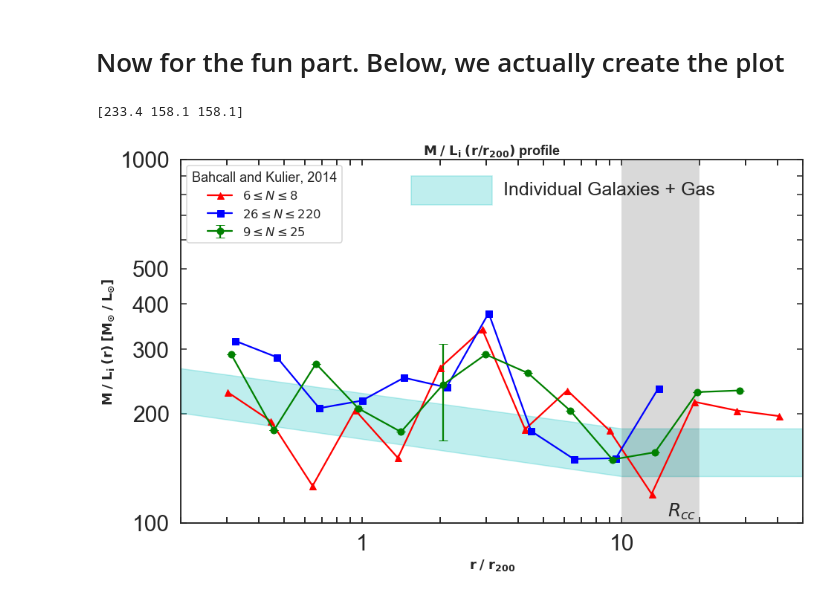
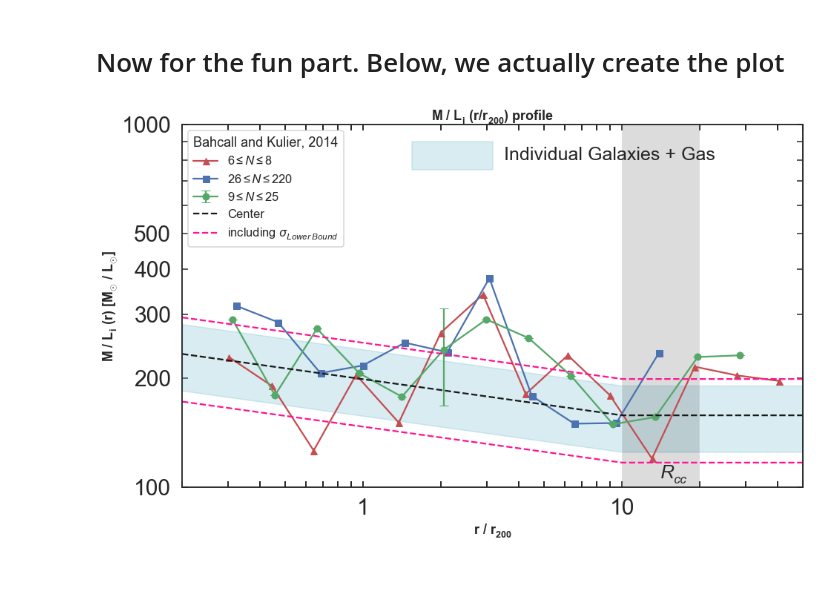
Before and after one commit to m4ese/intraClusterLight, a Jupyter notebook: plot_with_band.ipynb, the cells around one changed output. Saved outputs shown, nothing was run; the diff lists cells and outputs as text; code cells hidden in the pictures.

Commit message:
larger range for alpha, re-adding uncert in lower bound

```diff
--- a/plot_with_band.ipynb
+++ b/plot_with_band.ipynb
@@ -98,42 +98,58 @@ ax.tick_params(axis='both', which = 'both', length = 8, labelsize = 30, bottom =
 
 # plots vertical bar for Rcc
 plt.axvspan(10, 20,0, 1, facecolor='k', alpha = 0.15)
-plt.text(15, 104, '$R_{cc}$', fontsize = 25)
+plt.text(14, 106, '$R_{cc}$', fontsize = 25)
 
 # rectangle to show what the band is showing, text to label it
 plt.axhspan(ymin = 750, ymax = 900, xmin = 0.370, xmax = 0.500, color = 'c',alpha = 0.25)
 plt.text(3.5, 800, 'Individual Galaxies + Gas',fontsize = 25)
 
+
+
 #plotting the band. This uses a center value with a faint end slope of -1.3, and integrates from 0.0001 (10^-4)
 CENTER_VAL_SR = 233.4
 CENTER_VAL_LSS = 158.1
-total_uncert_SR = 0.14
-total_uncert_LSS =0.15
+total_uncert_SR = 0.2078
+total_uncert_LSS =0.2076
+
+total_uncert_with_bound_SR = 0.2609
+total_uncert_with_bound_LSS = 0.2593
 
 mvsL_center_list = [CENTER_VAL_SR] + [CENTER_VAL_LSS]*2
 uncert_list = [total_uncert_SR] + [total_uncert_LSS]*2
 
 mvsL_center_array = np.array(mvsL_center_list)
 
-print(mvsL_center_array)
+#print(mvsL_center_array)
 uncert_array = np.array(uncert_list)
+bound_uncert_array = np.array([total_uncert_with_bound_SR] + [total_uncert_with_bound_LSS]*2)
 
 x_band = [0.2,10,50]
 
 y_band_1 = mvsL_center_array*(1+uncert_array)
 y_band_2 = mvsL_center_array*(1-uncert_array)
 
+#plot the band
 plt.fill_between(x_band,y1 = y_band_1,y2 = y_band_2,color = 'c',alpha = 0.25)
+
+#plotting a range to include uncertainty in lower bound
+plt.errorbar(x_band,mvsL_center_array,color = 'k',linestyle = 'dashed',label = 'Center') #center values
+
+y_band_1_with_bound = mvsL_center_array*(1+bound_uncert_array)
+y_band_2_with_bound = mvsL_center_array*(1-bound_uncert_array)
+
+plt.errorbar(x_band,y_band_1_with_bound,color = 'deeppink',linestyle = 'dashed',\
+             label = r'including $\sigma_{Lower \; Bound}$')
+plt.errorbar(x_band,y_band_2_with_bound,color = 'deeppink',linestyle = 'dashed')
 
 plt.title(r"$\mathbf{M}$ $\mathbf{/}$ $\mathbf{L_{i}}$ $\mathbf{(r / r_{200})}$ profile", fontweight='bold')
 plt.xlabel(r"$\mathbf{r}$ $\mathbf{/}$ $\mathbf{r_{200}}$")
 plt.ylabel(
 r"$\mathbf{M}$ $\mathbf{/}$ $\mathbf{L_{i}}$ $\mathbf{(r)}$ $\mathbf{[M_{\odot}}$ $\mathbf{/}$ $\mathbf{L_{\odot}]}$")
 
 plt.legend(loc = 'upper left', title = 'Bahcall and Kulier, 2014')
 
 plt.savefig('./Figures/Band_plot_new.png')
 plt.show()
 # %% [output]
-[233.4 158.1 158.1]
-[figure, old version]
+[figure, new version]
```
Also changed, not shown: parts of 2 cells of this notebook, 2 other files.
